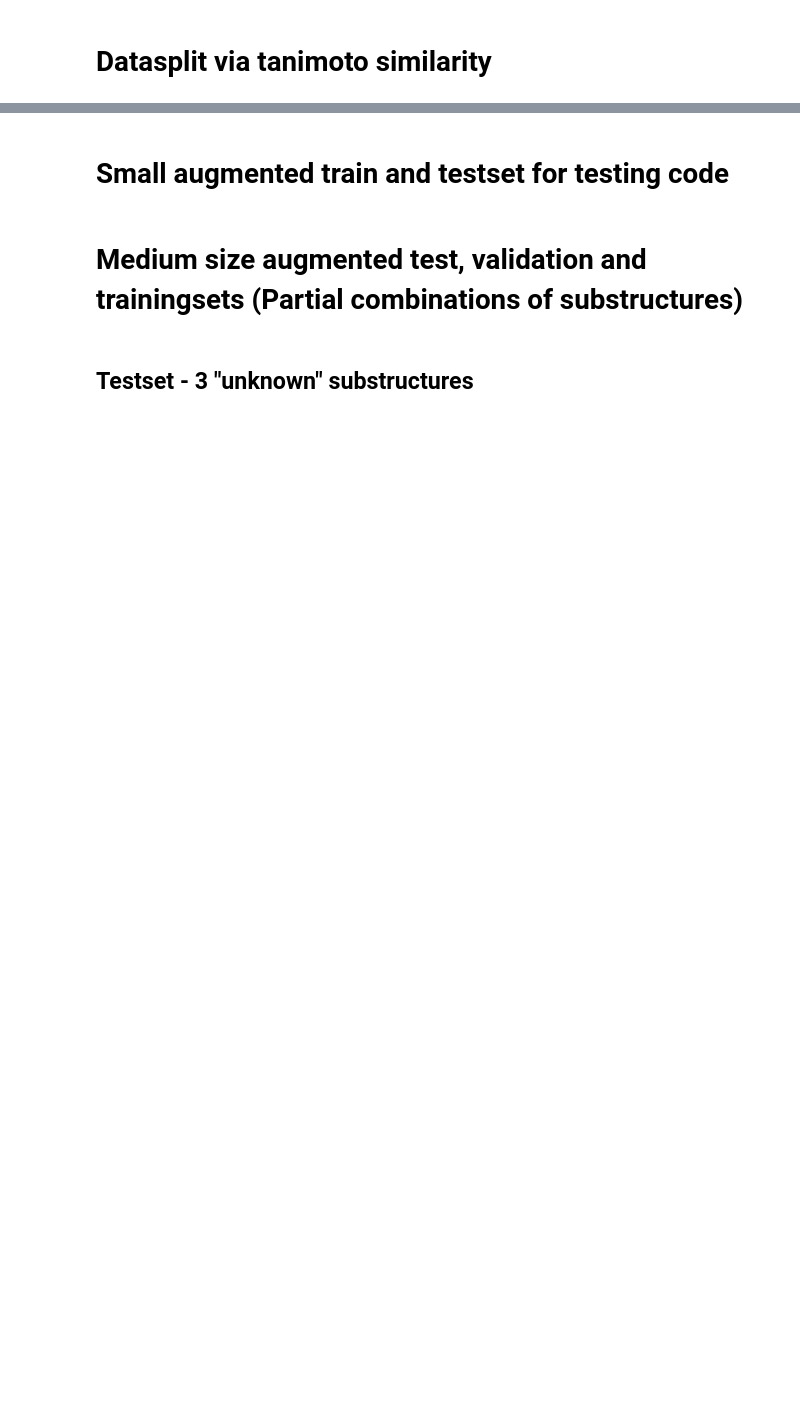
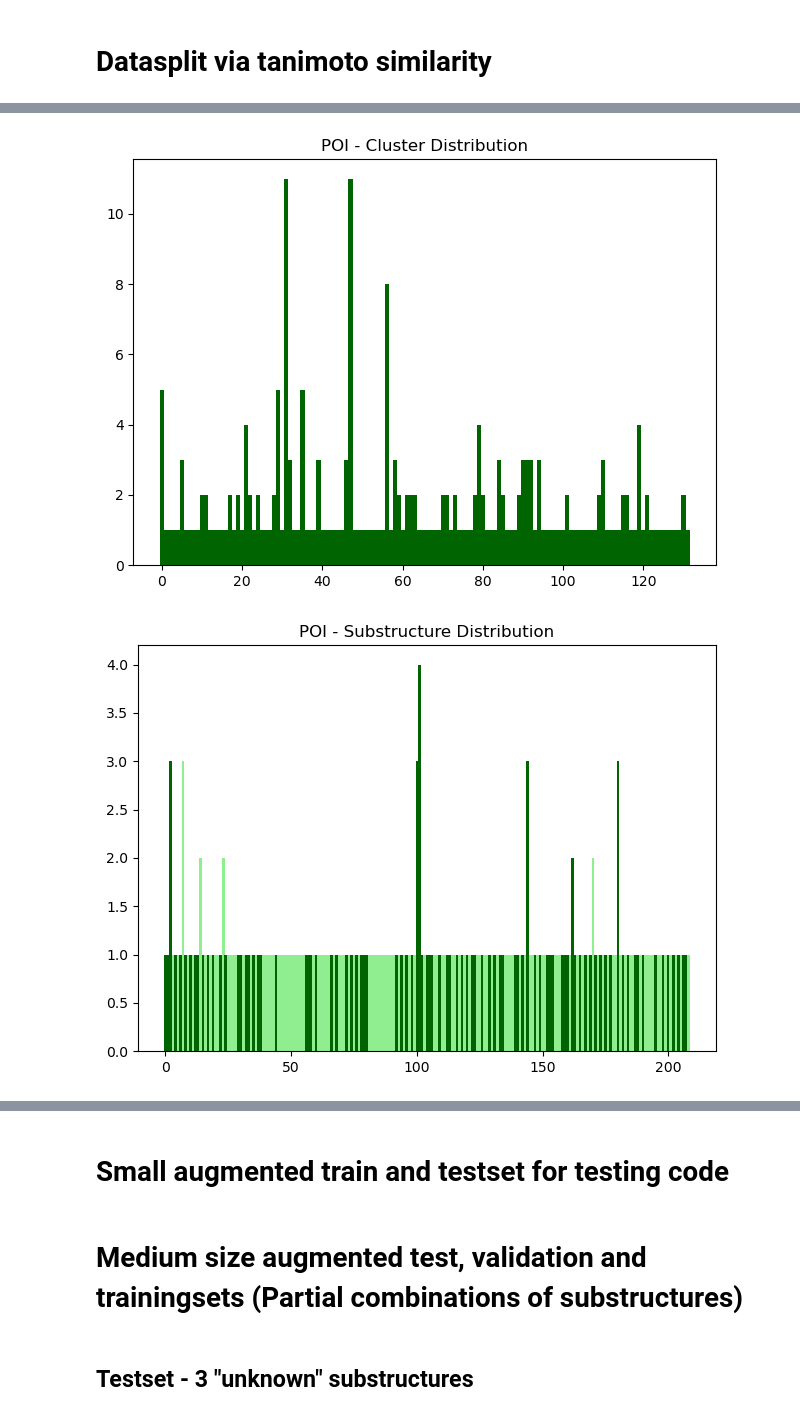
Before and after one commit to ribesstefano/PROTAC-Splitter, a Jupyter notebook: notebooks/GNN/1.1_load_data.ipynb, the cells around one changed output, grey strips where cells are left out. Drawn from its saved outputs; the diff is of its cells as text; code cells hidden in the pictures; blank space fills up the shorter version.

```diff
--- a/notebooks/GNN/1.1_load_data.ipynb
+++ b/notebooks/GNN/1.1_load_data.ipynb
@@ -1020,0 +1295,5 @@ The most similar test molecule to any other training molecule:
+# %%
+barplot_from_protac_substructureindices_list(augmented_protac_substructureindices_list=test_linker_augmented_protac_substructureindices_list)
+# %% [output]
+[figure, added]
+[figure, added]
```
Also changed, not shown: parts of 63 cells of this notebook.
